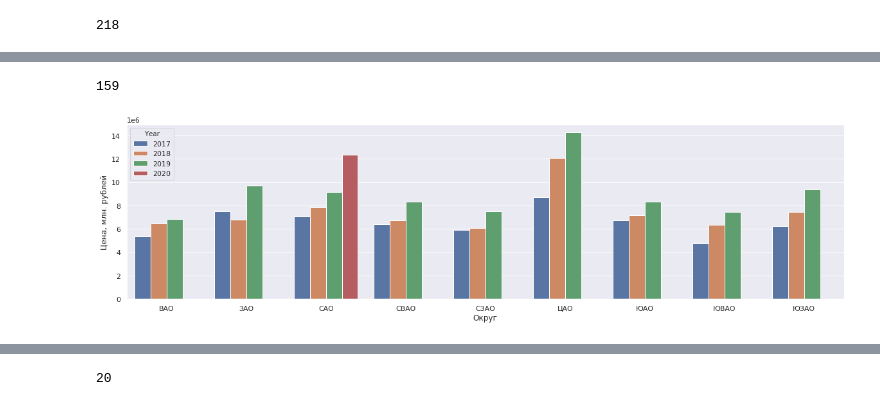
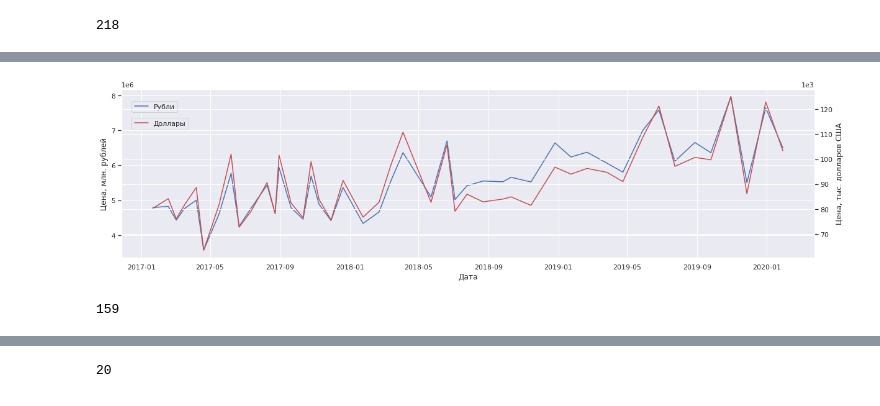
Before and after one commit to cdies/msgr, a Jupyter notebook: statistics.ipynb, the cells around one changed output, grey strips where cells are left out. Cells and saved outputs as stored; diff of their text form; code cells hidden in the pictures.

```diff
--- a/statistics.ipynb
+++ b/statistics.ipynb
@@ -99,0 +125,12 @@ ax.set(xlabel='Кол-во комнат', ylabel='Цена, млн. рублей
+# %%
+def draw_lineplot(data):
+    fig, ax = plt.subplots()
+    plt.ticklabel_format(axis='y', style='sci', scilimits=(6,6))
+    sns.lineplot(x='Date', y='Price', data=data, ax=ax, color='b', label='Рубли')
+    ax.set(xlabel='Дата', ylabel='Цена, млн. рублей')
+    plt.legend(bbox_to_anchor=(0.01, 0.95), loc='upper left')
+    ax2 = ax.twinx()
+    plt.ticklabel_format(axis='y', style='sci', scilimits=(3,3))
+    sns.lineplot(x='Date', y='USD_Price', data=data, ax=ax2, color='r', label='Доллары')
+    ax2.set(ylabel='Цена, тыс. долларов США');
+    plt.legend(bbox_to_anchor=(0.01, 0.85), loc='upper left');
@@ -110,10 +159,9 @@ ax.set(xlabel='Округ', ylabel='Цена, млн. рублей');
+# %%
+data = df.loc[df['Rooms'] == 1, ['Date', 'Price', 'USD_Price']].groupby('Date', as_index=False).mean()
+draw_lineplot(data)
+# %% [output]
+[figure, added]
 # %%
 len(df[df['Rooms'] == 2])
 # %% [output]
 159
-# %%
-plt.ticklabel_format(axis='y', style='sci', scilimits=(6,6))
-ax = sns.barplot(x="District", y="Price", hue="Year", data=df[df['Rooms'] == 2], estimator=np.mean, ci=None, order=np.sort(df['District'].unique()) )
-ax.set(xlabel='Округ', ylabel='Цена, млн. рублей');
-# %% [output]
-[figure, removed]
```
Also changed, not shown: parts of 18 cells of this notebook.
